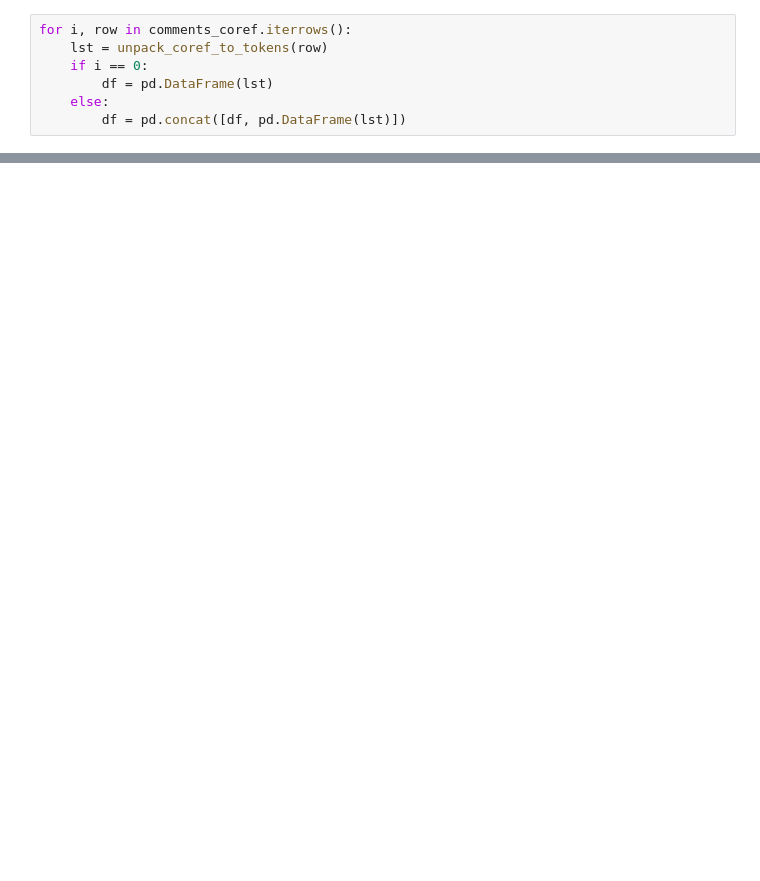
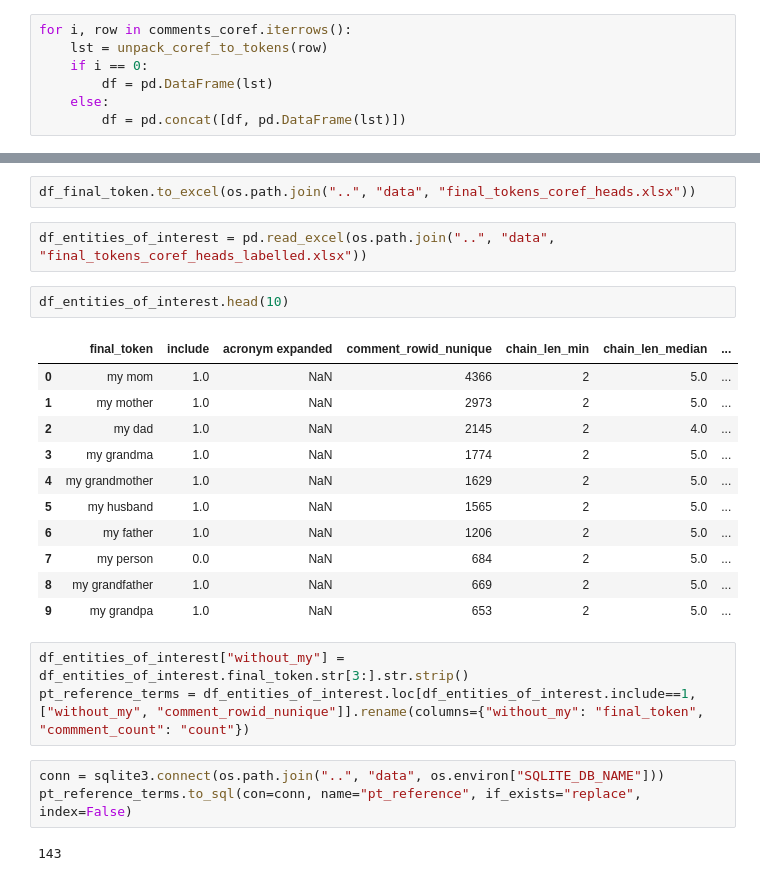
Before and after one commit to dr00b/testing_llm_in_delusion_recognition, a Jupyter notebook: notebooks/knowledgable_informant_narratives.ipynb, the cells around one changed output, grey strips where cells are left out. Drawn from its saved outputs; the diff is of its cells as text; blank space fills up the shorter version.

```diff
--- a/notebooks/knowledgable_informant_narratives.ipynb
+++ b/notebooks/knowledgable_informant_narratives.ipynb
@@ -243,0 +365,26 @@ df.iloc[25:50]
+# %%
+df_final_token.to_excel(os.path.join("..", "data", "final_tokens_coref_heads.xlsx"))
+# %%
+df_entities_of_interest = pd.read_excel(os.path.join("..", "data", "final_tokens_coref_heads_labelled.xlsx"))
+# %%
+df_entities_of_interest.head(10)
+# %% [output]
+|  | final_token | include | acronym expanded | comment_rowid_nunique | chain_len_min | chain_len_median | ... |
+| 0 | my mom | 1.0 | NaN | 4366 | 2 | 5.0 | ... |
+| 1 | my mother | 1.0 | NaN | 2973 | 2 | 5.0 | ... |
+| 2 | my dad | 1.0 | NaN | 2145 | 2 | 4.0 | ... |
+| 3 | my grandma | 1.0 | NaN | 1774 | 2 | 5.0 | ... |
+| 4 | my grandmother | 1.0 | NaN | 1629 | 2 | 5.0 | ... |
+| 5 | my husband | 1.0 | NaN | 1565 | 2 | 5.0 | ... |
+| 6 | my father | 1.0 | NaN | 1206 | 2 | 5.0 | ... |
+| 7 | my person | 0.0 | NaN | 684 | 2 | 5.0 | ... |
+| 8 | my grandfather | 1.0 | NaN | 669 | 2 | 5.0 | ... |
+| 9 | my grandpa | 1.0 | NaN | 653 | 2 | 5.0 | ... |
+# %%
+df_entities_of_interest["without_my"] = df_entities_of_interest.final_token.str[3:].str.strip()
+pt_reference_terms = df_entities_of_interest.loc[df_entities_of_interest.include==1, ["without_my", "comment_rowid_nunique"]].rename(columns={"without_my": "final_token", "commment_count": "count"})
+# %%
+conn = sqlite3.connect(os.path.join("..", "data", os.environ["SQLITE_DB_NAME"]))
+pt_reference_terms.to_sql(con=conn, name="pt_reference", if_exists="replace", index=False)
+# %% [output]
+143
```
Also changed, not shown: parts of 39 cells of this notebook, 2 other files.
